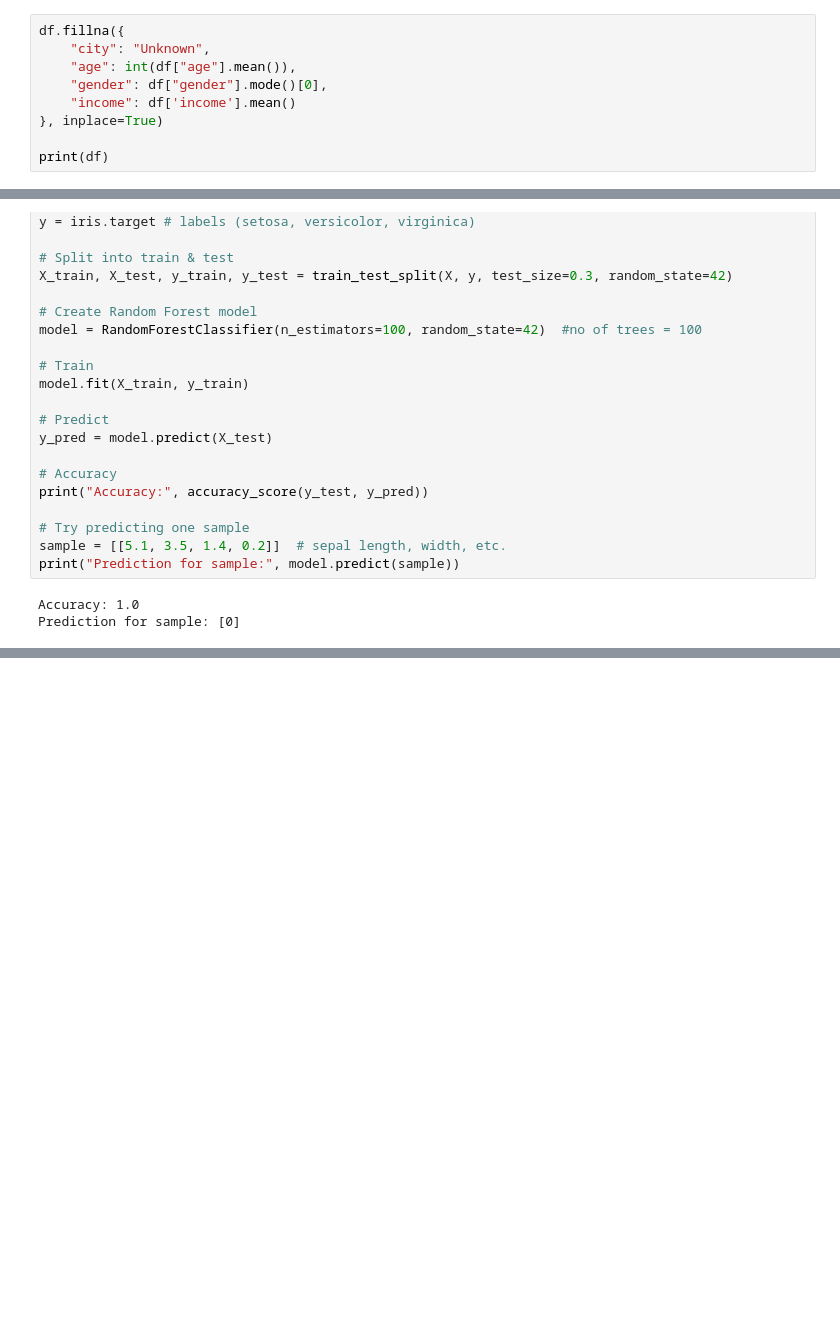
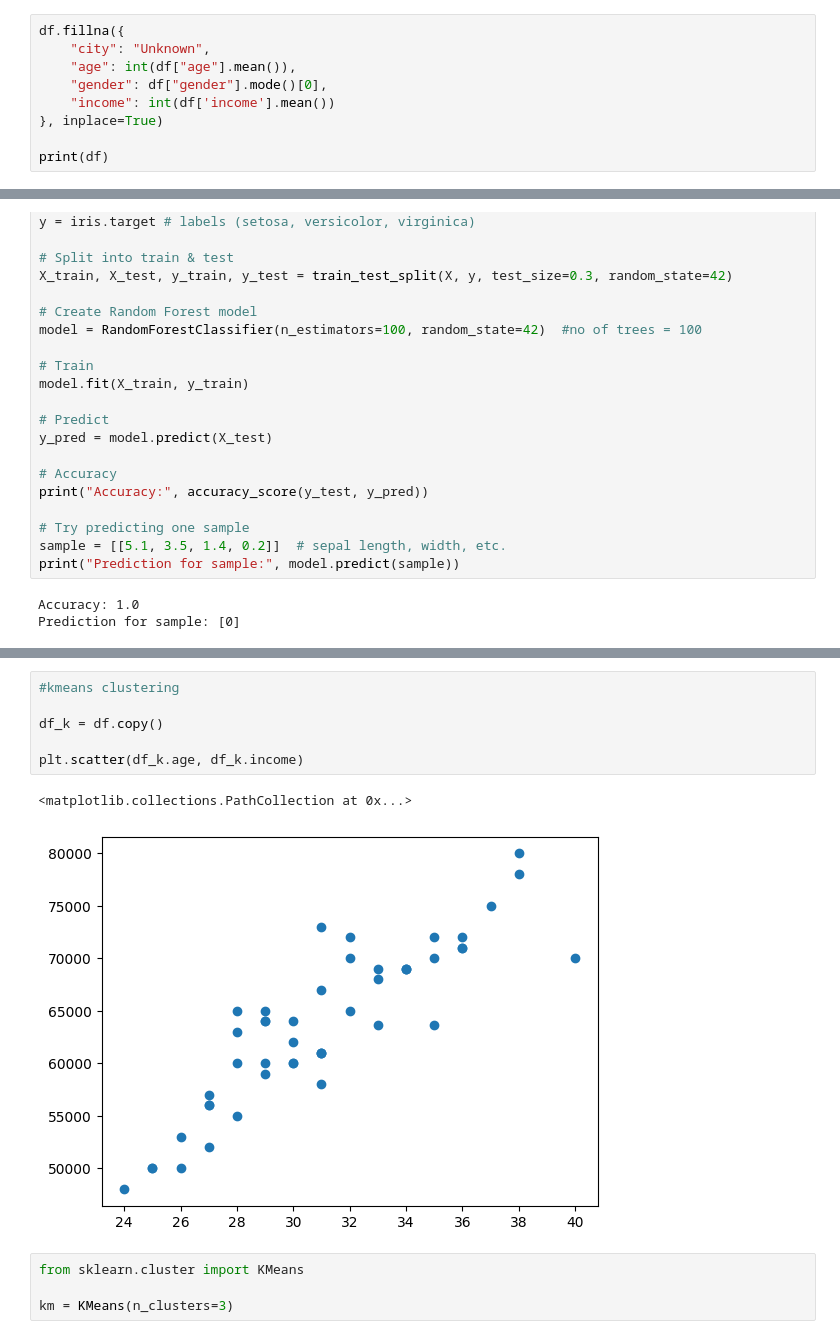
Before and after one commit to abhiii1801/Learning-AI-and-Machine-Leaning, a Jupyter notebook: ml_learn.ipynb, the cells around one changed output, grey strips where cells are left out. Saved outputs shown, nothing was run; the diff lists cells and outputs as text; blank space fills up the shorter version.

Commit message:
kmeans and svm

```diff
--- a/ml_learn.ipynb
+++ b/ml_learn.ipynb
@@ -24,7 +24,7 @@ df.fillna({
     "city": "Unknown",
     "age": int(df["age"].mean()),
     "gender": df["gender"].mode()[0],
-    "income": df['income'].mean()
+    "income": int(df['income'].mean())
 }, inplace=True)
 
 print(df)
@@ -340,0 +419,13 @@ Prediction for sample: [0]
+# %%
+#kmeans clustering
+
+df_k = df.copy()
+
+plt.scatter(df_k.age, df_k.income)
+# %% [output]
+<matplotlib.collections.PathCollection at 0x...>
+[figure, added]
+# %%
+from sklearn.cluster import KMeans
+
+km = KMeans(n_clusters=3)
```
Also changed, not shown: parts of 14 cells of this notebook, 2 other files.
